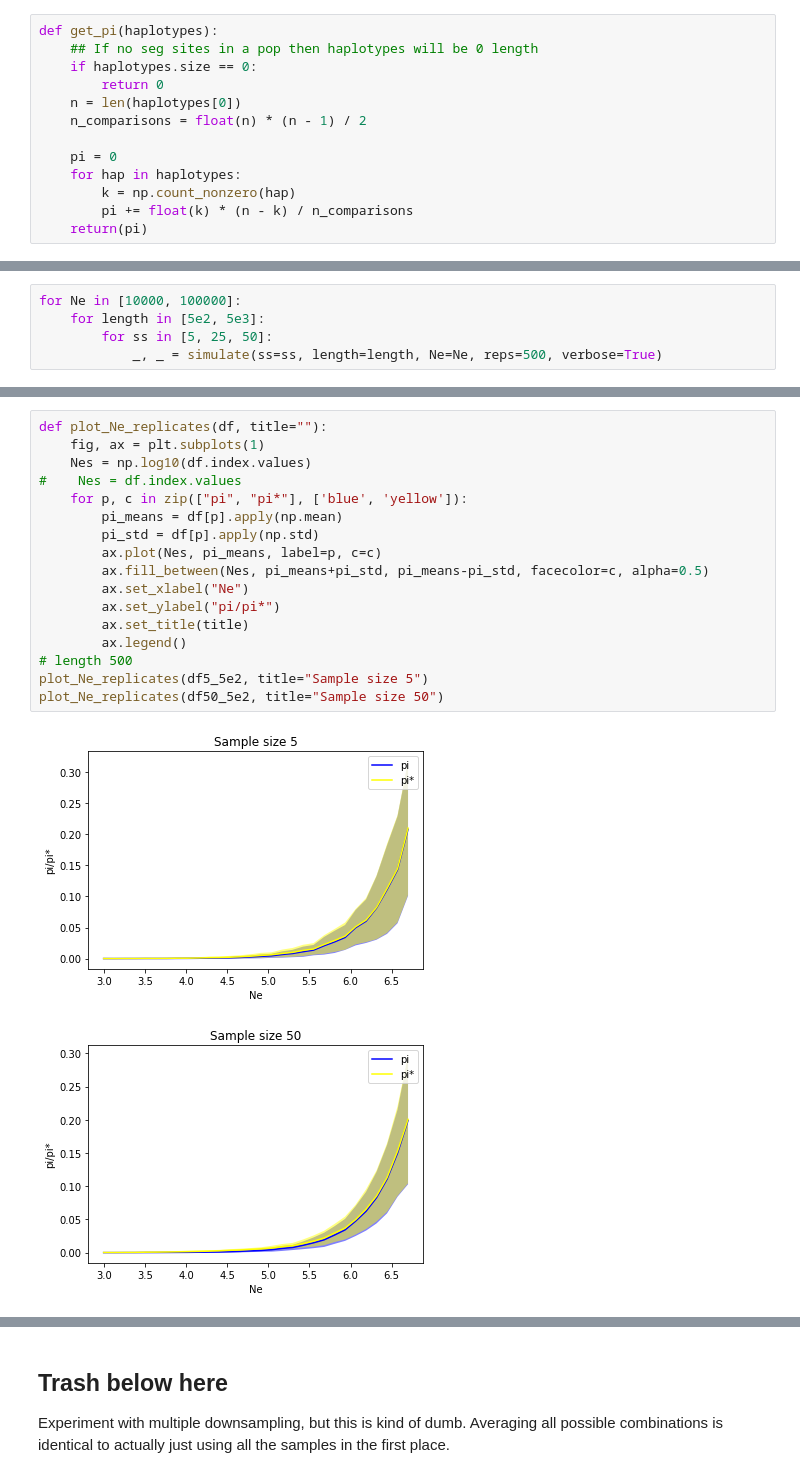
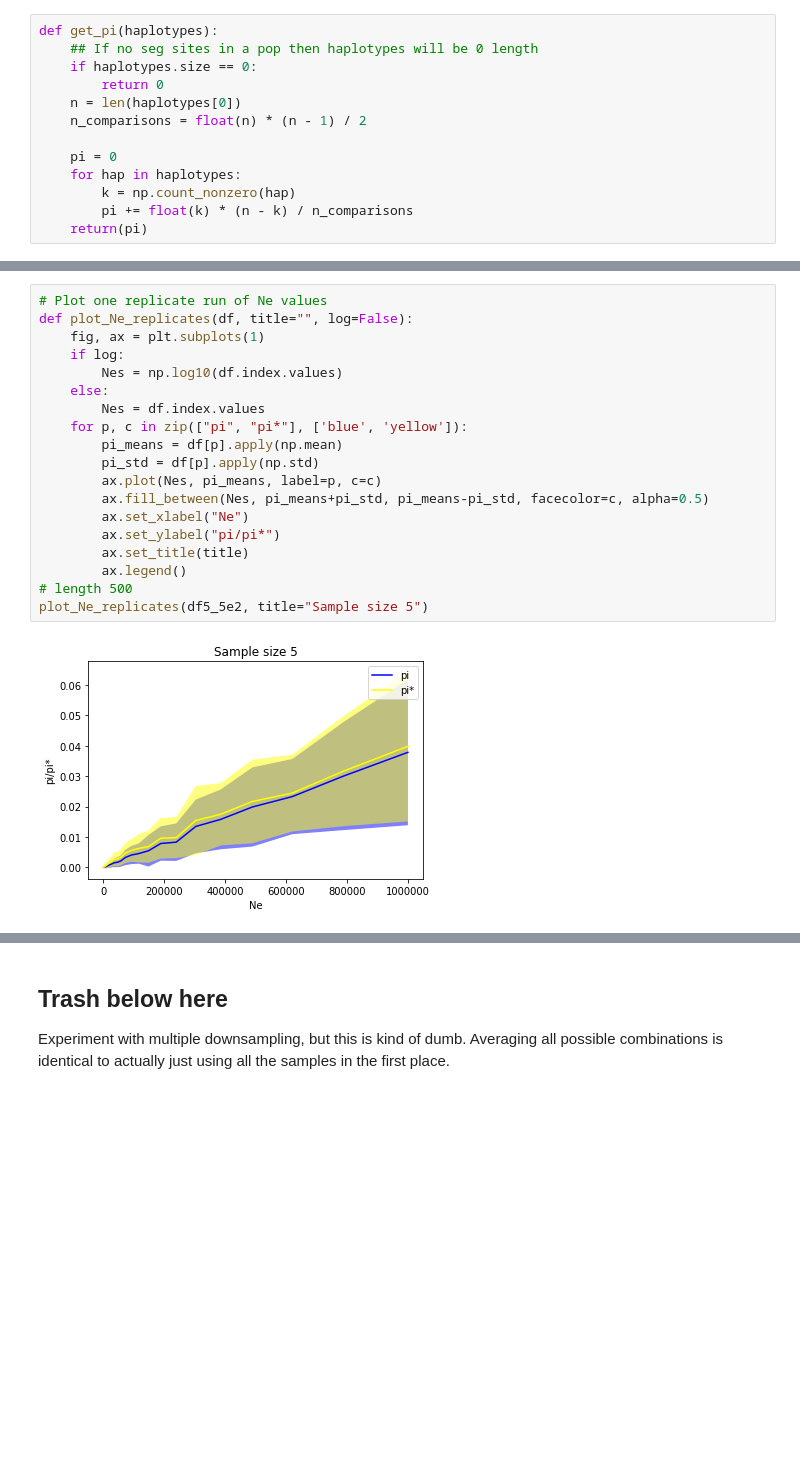
Before and after one commit to isaacovercast/lab-notebooks, a Jupyter notebook: pi-star/pi-star-horserace.ipynb, the cells around one changed output, grey strips where cells are left out. Cells and saved outputs as stored; diff of their text form; blank space fills up the shorter version.

Commit message:
Add automation for replicates and fancier plotting functions

```diff
--- a/pi-star/pi-star-horserace.ipynb
+++ b/pi-star/pi-star-horserace.ipynb
@@ -72,8 +78,3 @@ s:25 Ne:10000 len:500
 s:50 Ne:10000 len:500
   TS:                   0.00035/0.00052
   Uniq (avg# 1.76):     0.00127/0.00129
-# %%
-for Ne in [10000, 100000]:
-    for length in [5e2, 5e3]:
-        for ss in [5, 25, 50]:
-            _, _ = simulate(ss=ss, length=length, Ne=Ne, reps=500, verbose=True)
@@ -117,20 +100,21 @@ df50_5e2 = Ne_replicates(ss=50, length=5e2)
 # %%
-def plot_Ne_replicates(df, title=""):
+# Plot one replicate run of Ne values
+def plot_Ne_replicates(df, title="", log=False):
     fig, ax = plt.subplots(1)
-    Nes = np.log10(df.index.values)
-#    Nes = df.index.values
+    if log:
+        Nes = np.log10(df.index.values)
+    else:
+        Nes = df.index.values
     for p, c in zip(["pi", "pi*"], ['blue', 'yellow']):
         pi_means = df[p].apply(np.mean)
         pi_std = df[p].apply(np.std)
         ax.plot(Nes, pi_means, label=p, c=c)
         ax.fill_between(Nes, pi_means+pi_std, pi_means-pi_std, facecolor=c, alpha=0.5)
         ax.set_xlabel("Ne")
         ax.set_ylabel("pi/pi*")
         ax.set_title(title)
         ax.legend()
 # length 500
 plot_Ne_replicates(df5_5e2, title="Sample size 5")
-plot_Ne_replicates(df50_5e2, title="Sample size 50")
 # %% [output]
-[figure, old version]
+[figure, new version]
-[figure, removed]
```
Also changed, not shown: parts of 15 cells of this notebook.
